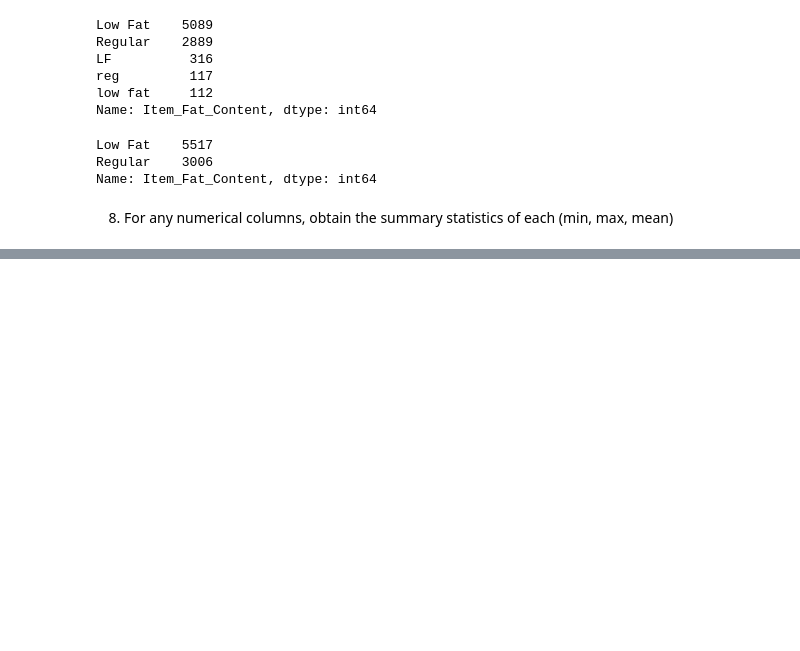
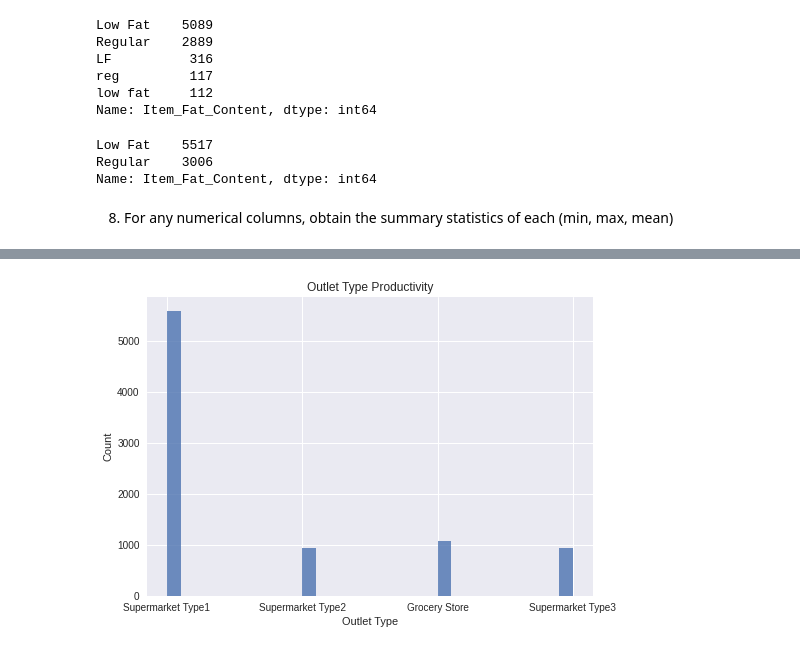
Before and after one commit to CheyQ27/Grocery-Sales, a Jupyter notebook: Sales_Predictions.ipynb, the cells around one changed output, grey strips where cells are left out. Drawn from its saved outputs; the diff is of its cells as text; code cells hidden in the pictures; blank space fills up the shorter version.

```diff
--- a/Sales_Predictions.ipynb
+++ b/Sales_Predictions.ipynb
@@ -221,0 +226,10 @@ df.describe().round(2)
+# %%
+plt.style.use('seaborn')
+OType = df['Outlet_Type'];
+plt.hist(OType, label= 'Outlet Type', alpha=.8, bins = 30);
+plt.title('Outlet Type Productivity')
+plt.ylabel('Count')
+plt.xlabel('Outlet Type');
+#Type 1 outlets seem to produce more
+# %% [output]
+[figure, added]
```
Also changed, not shown: parts of 9 cells of this notebook.
